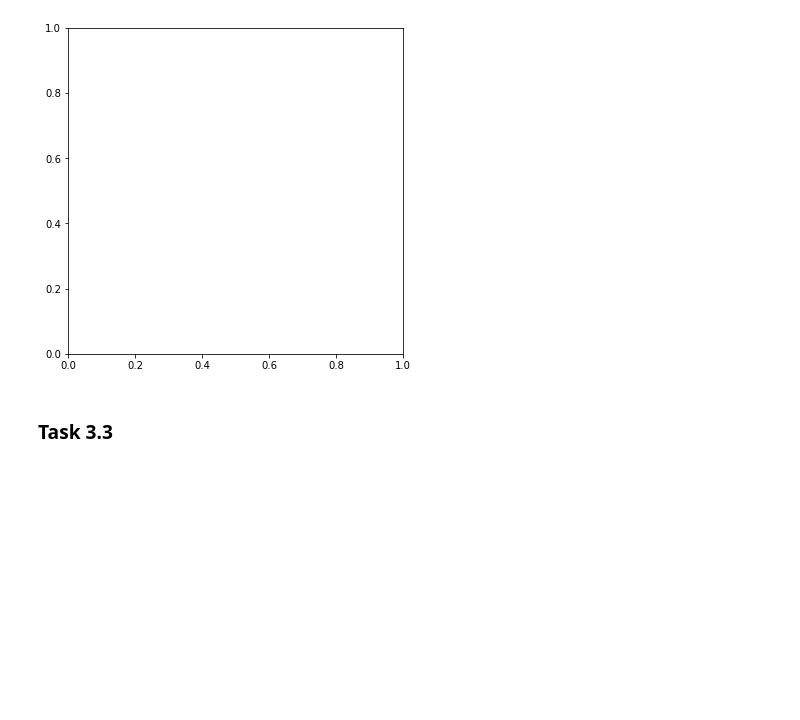
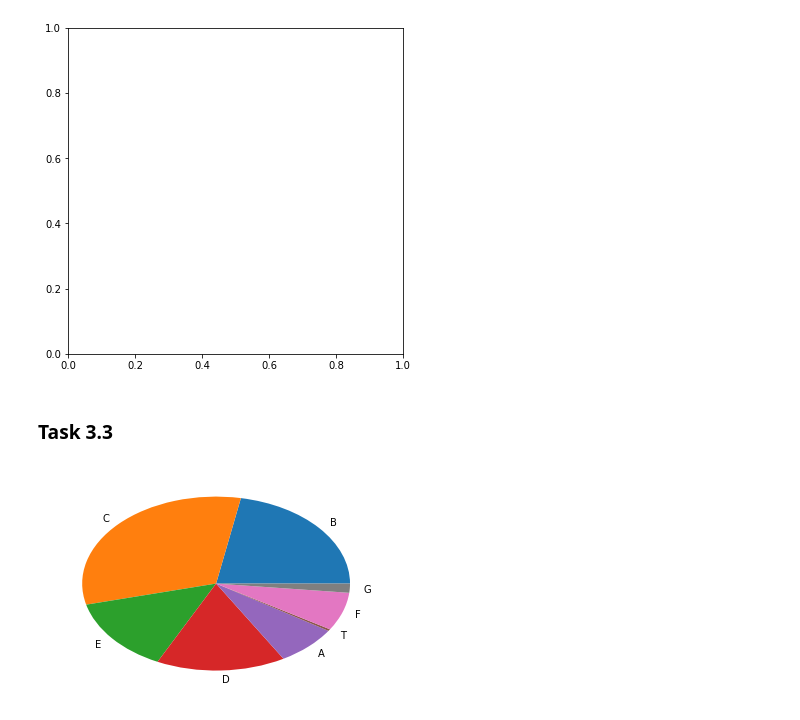
Before and after one commit to denhardt/ADA2017_GroupWork, a Jupyter notebook: Homework 1.ipynb, the cells around one changed output. Cells and saved outputs as stored; diff of their text form; code cells hidden in the pictures; blank space fills up the shorter version.

```diff
--- a/Homework 1.ipynb
+++ b/Homework 1.ipynb
@@ -211,0 +191,33 @@ hist_plot.set_ylabel('Passengers')
+# %%
+# Question: Calculate the proportion of passengers by cabin floor.
+# Present your results in a pie chart.
+
+# We assumed that the information on the cabin floor is available
+# in the column 'cabin' where the letter indicates the floor.
+# the number that follows indicates a specific cabin on that floor.
+
+# Unfortunately, this column is also filled with NaN's values.
+# For this statistic we won't try guessing the cabin floor for
+# passenger where the data is not provided. Our analysis relies
+# only on values that are already in the dataset.
+
+tot = df.cabin.describe()['count']
+
+temp = df.cabin.dropna(axis=0).apply(lambda x: str(x)[:1])
+
+D = {}
+for v in temp:
+    if not v in D:
+        D[v] = 1
+    else:
+        D[v] += 1
+
+
+labels = list(D.keys())
+values = list(D.values())
+
+
+plt.pie(values, labels=labels)
+plt.show()
+# %% [output]
+[figure, added]
```
Also changed, not shown: parts of 4 cells of this notebook.
